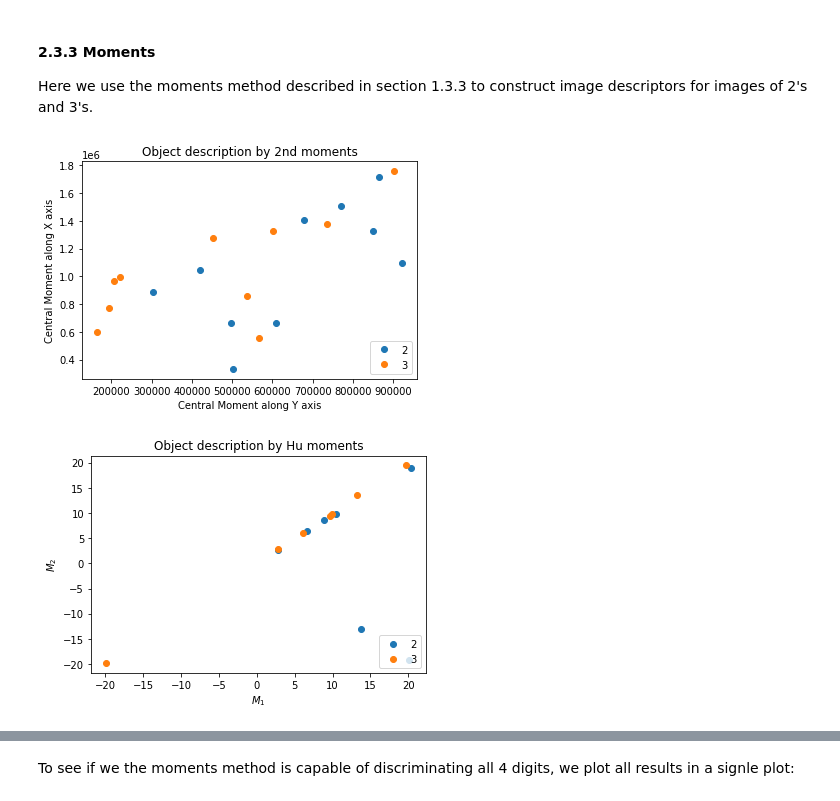
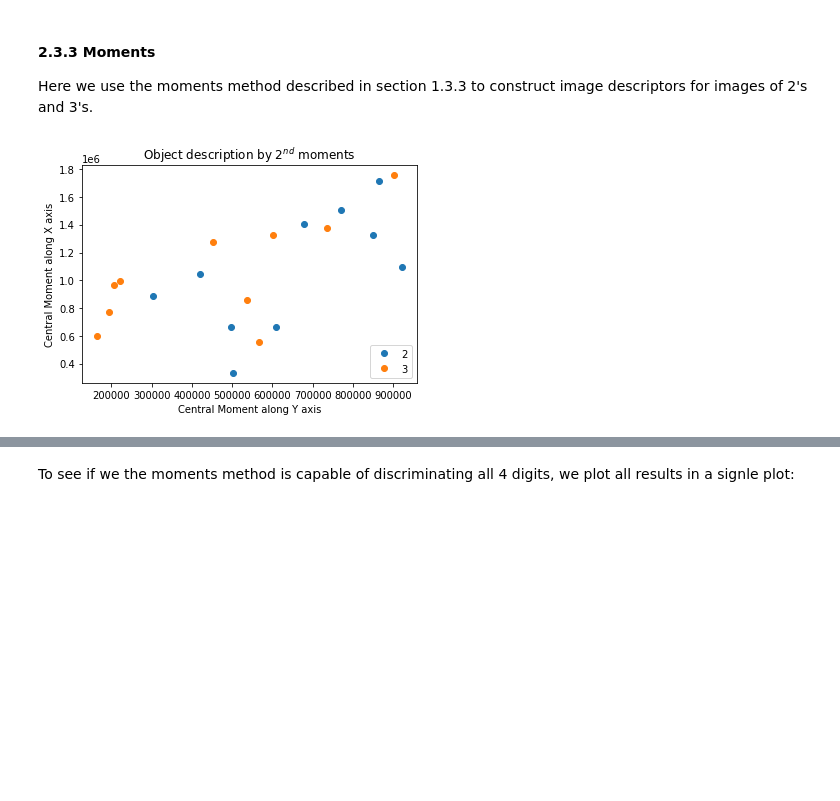
Before and after one commit to dhruti96shah/iapr-2020, a Jupyter notebook: labs/lab_02_object_description_zahra.ipynb, the cells around one changed output, grey strips where cells are left out. Drawn from its saved outputs; the diff is of its cells as text; code cells hidden in the pictures; blank space fills up the shorter version.

```diff
--- a/labs/lab_02_object_description_zahra.ipynb
+++ b/labs/lab_02_object_description_zahra.ipynb
@@ -104,10 +104,9 @@ def compute_moments(images):
     list
         list of moment invariants
     """
-    # Definition of centered moments (the notation follows that of the lecture slides) for images and moment invariants
+    # Definition of centered moments (the notation follows that of the lecture slides) for images
     mu_02=[]
     mu_20=[]
-    M = []
 
     # Compute the centerd moment along X and Y for images
     for im in images:
@@ -115,14 +114,7 @@ def compute_moments(images):
         mu_20.append(moments["mu20"])
         mu_02.append(moments["mu02"])
 
-        # Calculate Hu Moments
-        Hu_moments = cv2.HuMoments(moments)
-
-        # Use log scale Hu moments as they vary largly. This waz they are better comparable
-        for i in range(0,7):
-            Hu_moments[i] = -1* math.copysign(1.0, Hu_moments[i]) * math.log10(abs(Hu_moments[i]))
-        M.append(Hu_moments)
     centered_moments_vec = (mu_20,mu_02)
-    return centered_moments_vec, M
+    return centered_moments_vec
 # %%
 # Compute the 2nd order centerd moments for zeros
@@ -290,35 +269,21 @@ Add your implementations and discussions here
 Here we use the moments method described in section 1.3.3 to construct image descriptors for images of 2's and 3's.
 # %%
 # Compute the 2nd order centerd moments for twos
-centered_moments_vec_twos, M_twos = compute_moments(twos_im)
-M_twos_ = np.reshape(M_twos,(10,7))
+centered_moments_vec_twos = compute_moments(twos_im)
 
 # Compute the 2nd order centerd moments for threes
-centered_moments_vec_threes, M_threes = compute_moments(threes_im)
-M_threes_ = np.reshape(M_threes,(10,7))
+centered_moments_vec_threes = compute_moments(threes_im)
 
 # Plot the centered moments resutls
 twos_c = plt.plot(centered_moments_vec_twos[0],centered_moments_vec_twos[1],"o",label="2")
 threes_c  = plt.plot(centered_moments_vec_threes [0],centered_moments_vec_threes [1],"o",label="3")
 
 plt.xlabel('Central Moment along Y axis')
 plt.ylabel('Central Moment along X axis')
-plt.title('Object description by 2nd moments')
+plt.title('Object description by $2^{nd}$ moments')
 plt.legend(loc=4)
 
 plt.show()
-
-# Plot the Hu moments resutls
-twos_hu = plt.plot(M_twos_[0],M_twos_[1],"o",label="2")
-threes_hu  = plt.plot(M_threes_[0],M_threes_[1],"o",label="3")
-
-plt.xlabel('$M_{1}$')
-plt.ylabel('$M_{2}$')
-plt.title('Object description by Hu moments')
-plt.legend(loc=4)
-
-plt.show()
 # %% [output]
-[figure, old version]
+[figure, new version]
-[figure, removed]
 # %% [markdown]
```
Also changed, not shown: parts of 13 cells of this notebook.
